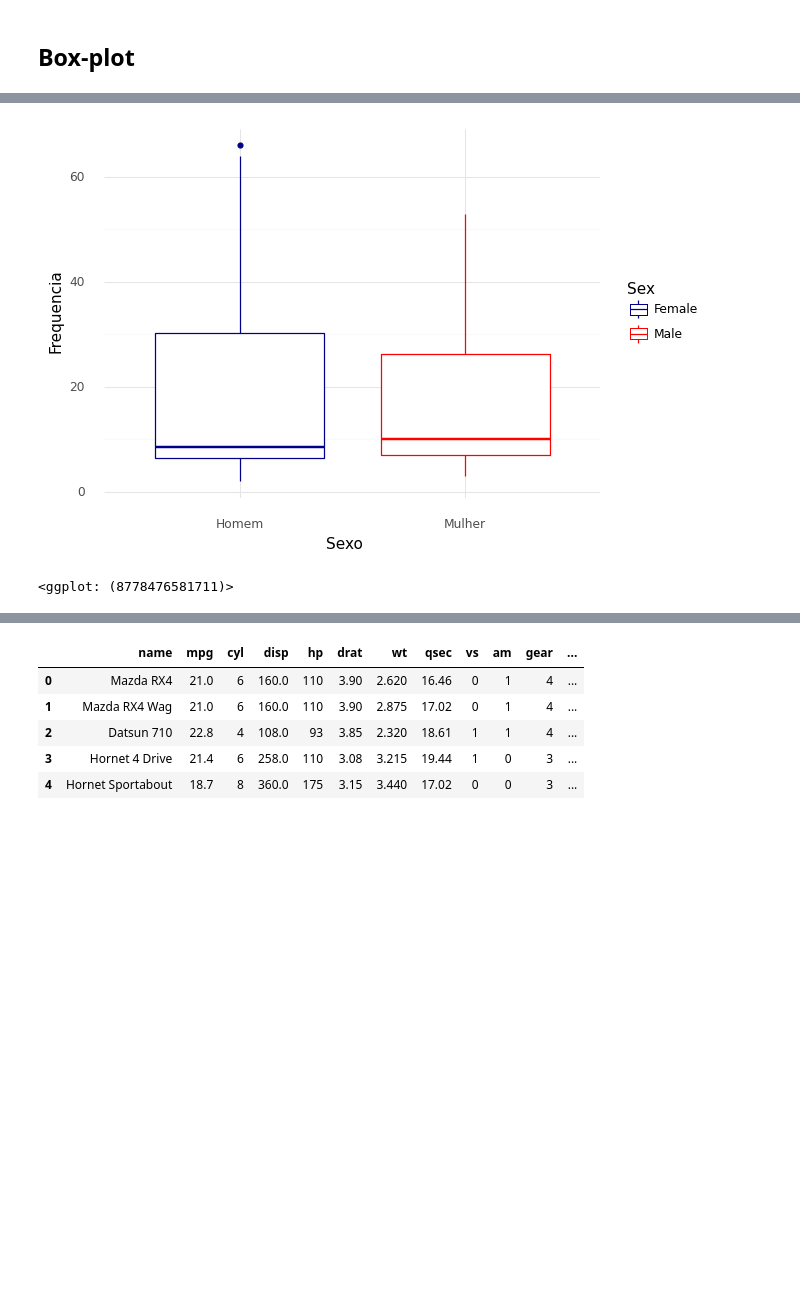
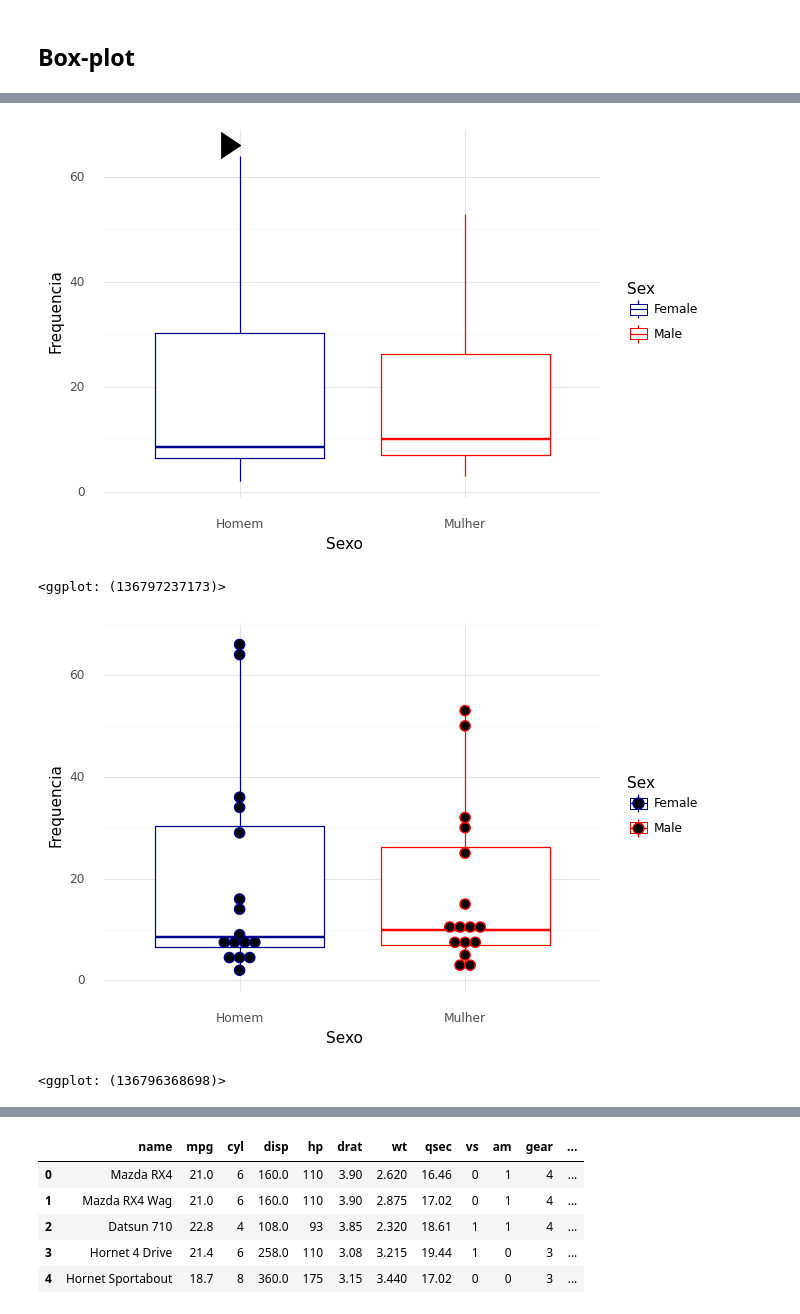
Before and after one commit to andreiporfiro/intro_python_verao_ime_2023, a Jupyter notebook: notebooks/aula04.ipynb, the cells around one changed output, grey strips where cells are left out. Drawn from its saved outputs; the diff is of its cells as text; code cells hidden in the pictures; blank space fills up the shorter version.

```diff
--- a/notebooks/aula04.ipynb
+++ b/notebooks/aula04.ipynb
@@ -369,15 +412,38 @@ hair.head()
+# %%
+# No gráfico boxplot conseguimos ver a dispersão dos dados e a presença de outliers. Podemos configurar esse outlier com o
+# argumento dentro da função geom_boxplot, conforme abaixo
+(ggplot(hair, aes(x = "Genero",
+                  y = "Freq",
+                  color = "Sex")) + # cor da caixa
+ theme_minimal() +
+ geom_boxplot(outlier_colour = "black",
+              outlier_shape = 5, # pesquisar lista de shapes na internet
+              outlier_size = 10) +
+ scale_x_discrete(labels = ["Homem", "Mulher"]) +
+ xlab("Sexo") +
+ ylab("Frequencia") +
+ scale_color_manual(values = ["darkblue", "red"])
+)
+# %% [output]
+[figure, added]
+<ggplot: (136797237173)>
 # %%
+# Inserindo uma sobreposição de gráficos: boxplot e dispersão de dados
 (ggplot(hair, aes(x = "Genero",
                   y = "Freq",
                   color = "Sex")) + # cor da caixa
  theme_minimal() +
  geom_boxplot() +
- scale_x_discrete(labels = ["Homem", "Mulher"]) + # no R c()
+ geom_dotplot(binaxis = 'y',
+              stackdir = 'center',
+              dotsize = 1,
+              binwidth = 2) +
+ scale_x_discrete(labels = ["Homem", "Mulher"]) +
  xlab("Sexo") +
  ylab("Frequencia") +
- scale_color_manual(values = ["darkblue", "red"]) # passamos uma lista do jeito do Python
+ scale_color_manual(values = ["darkblue", "red"])
 )
 # %% [output]
-[figure, old version]
+[figure, new version]
-<ggplot: (8778476581711)>
+<ggplot: (136796368698)>
 # %%
```
Also changed, not shown: parts of 75 cells of this notebook, 2 other files.
